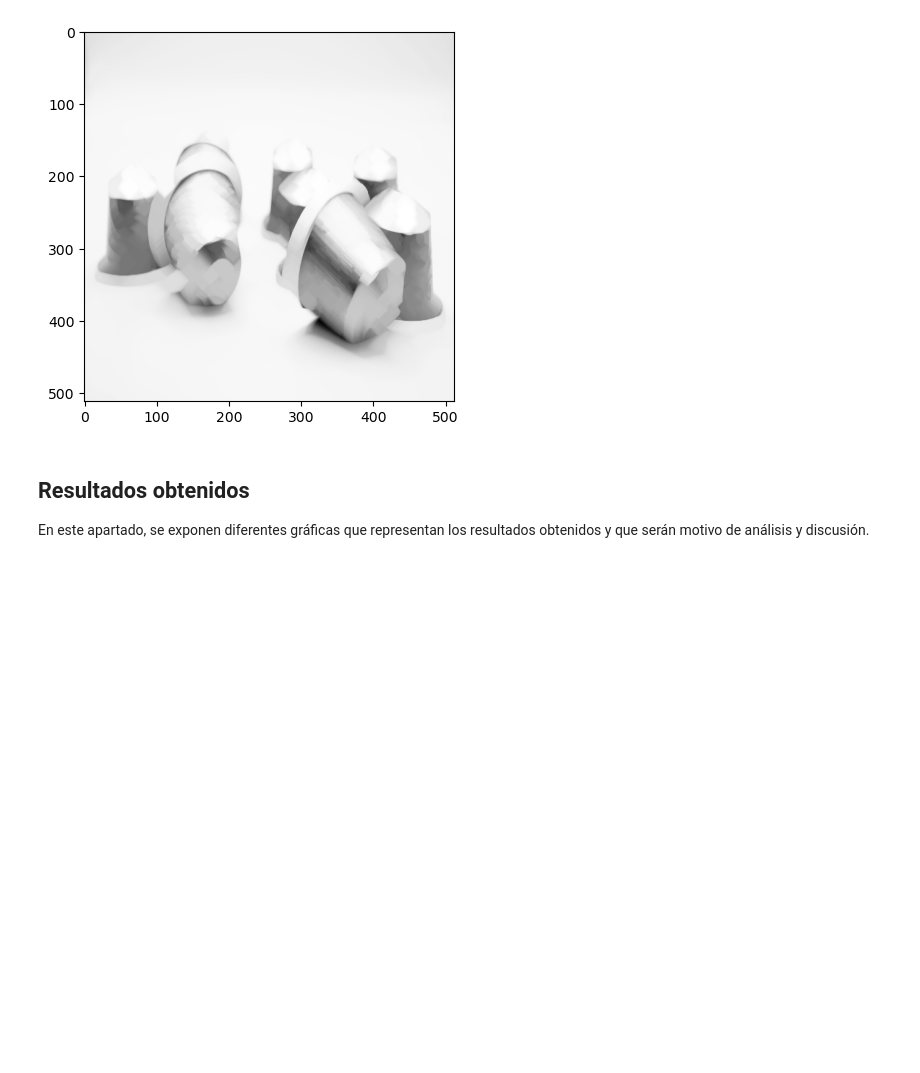
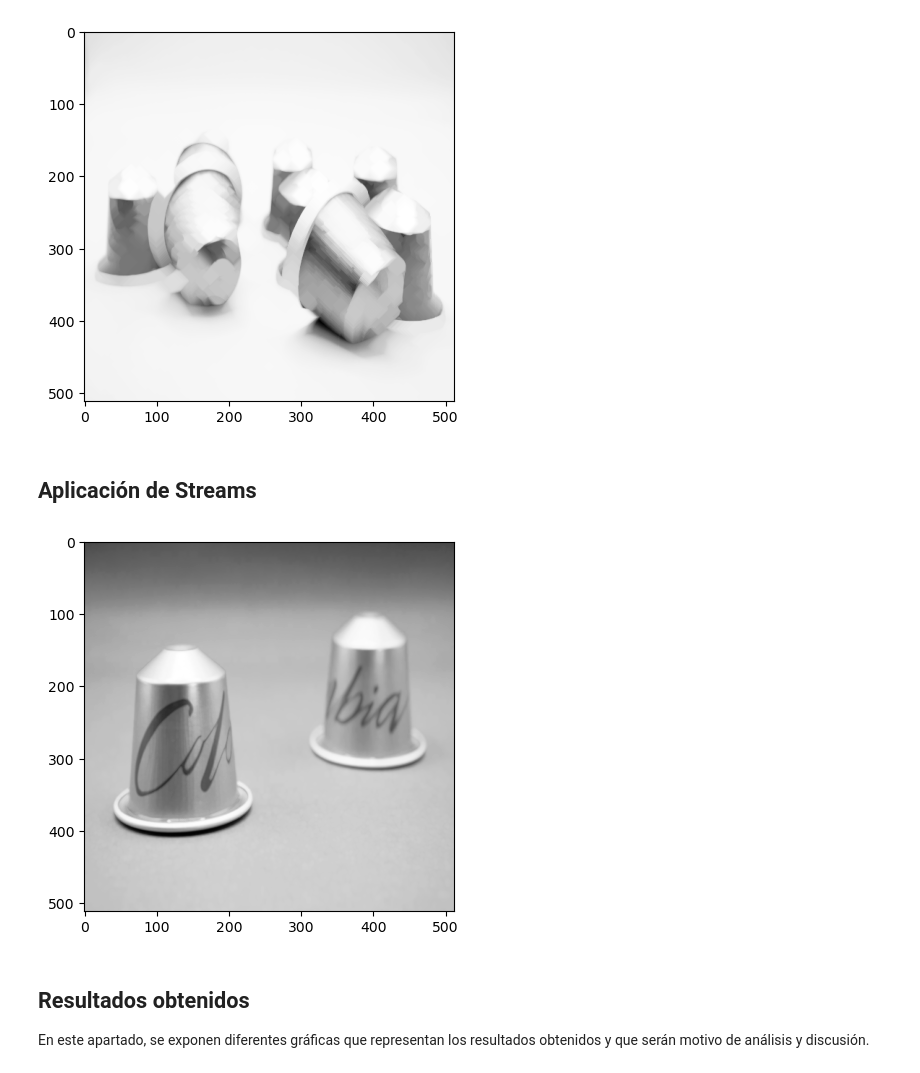
Before and after one commit to Miguigg/Streams, a Jupyter notebook: CDAP_CUDA_STREAMS.ipynb, the cells around one changed output. Saved outputs shown, nothing was run; the diff lists cells and outputs as text; code cells hidden in the pictures; blank space fills up the shorter version.

Commit message:
avances en los filtros
creados los streams

```diff
--- a/CDAP_CUDA_STREAMS.ipynb
+++ b/CDAP_CUDA_STREAMS.ipynb
@@ -366,3 +366,5 @@ im = ax.imshow(capsula_blurred, cmap='Greys')
 Tamaño:  (512, 512)
 [figure]
 [figure]
+# %% [markdown]
+## Aplicación de Streams
@@ -369,3 +420,8 @@ Tamaño:  (512, 512)
+# %%
+fig, ax = plt.subplots()
+im = ax.imshow(filtered_images[1], cmap='Greys')
+# %% [output]
+[figure, added]
 # %% [markdown]
 ## Resultados obtenidos
 En este apartado, se exponen diferentes gráficas que representan los resultados obtenidos y que serán motivo de análisis y discusión.
```
Also changed, not shown: parts of 1 cell of this notebook.
